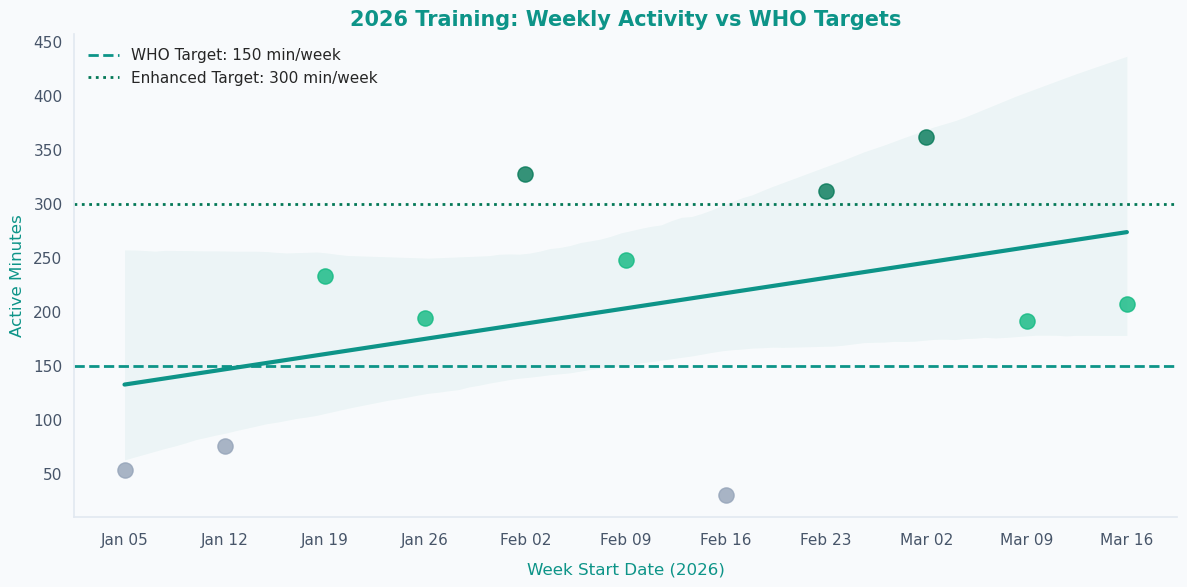
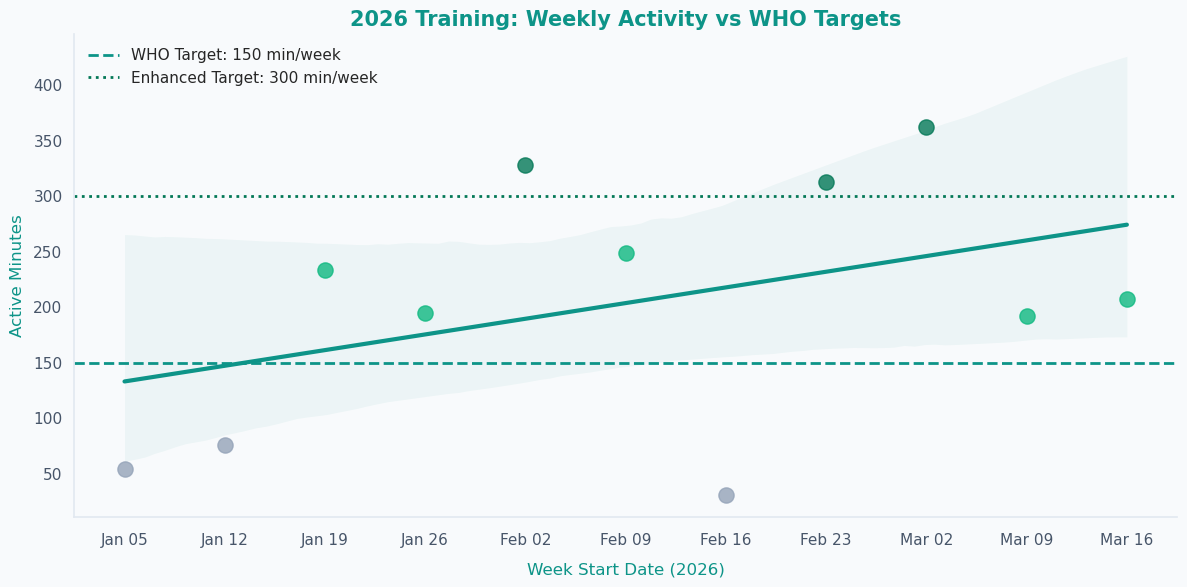
Code edit (unified diff) that turned the first committed figure into the second:
--- before
+++ after
@@ -80,3 +80,4 @@
 
 plt.tight_layout()
+plt.savefig('figures/q2_trend_2026.png', dpi=300, bbox_inches='tight', facecolor=COLORS["bg"])
 plt.show()

Commit: docs: added some context in docs